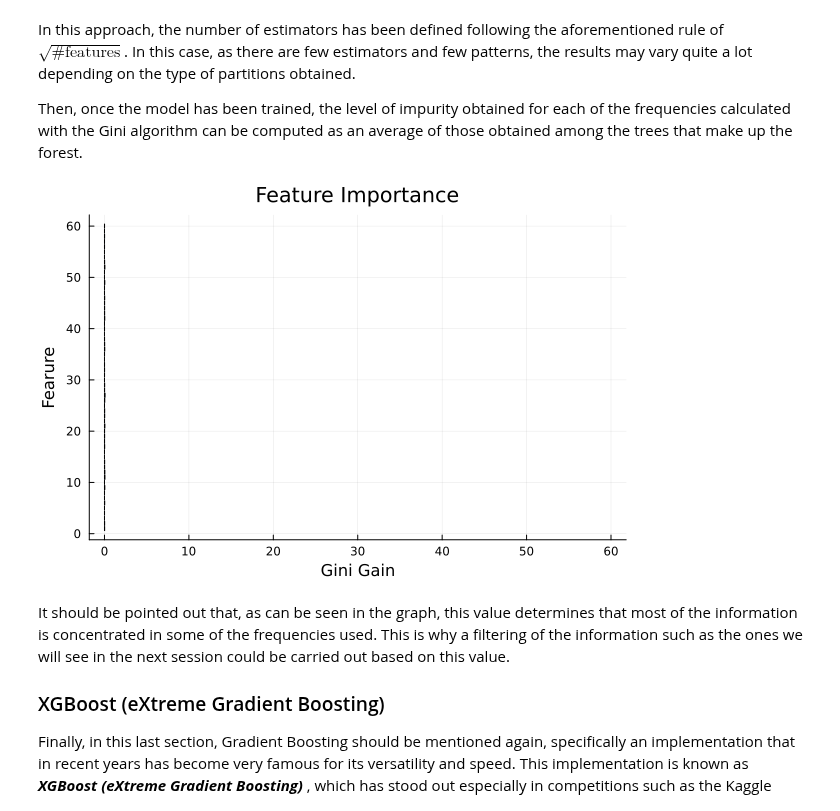
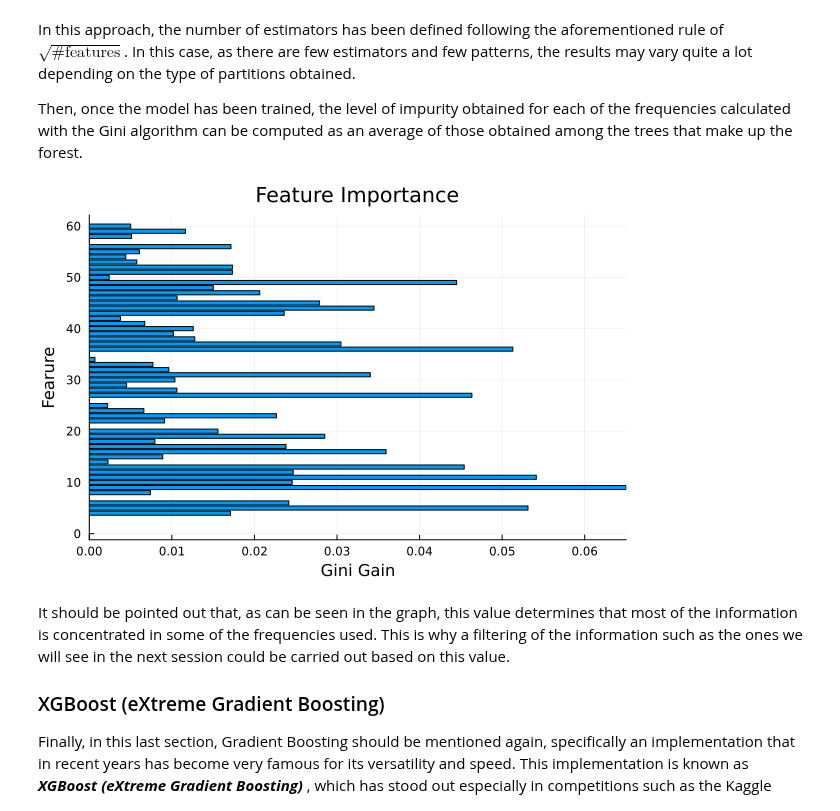
Before and after one commit to AlejandroDopico2/MIA_ML1, a Jupyter notebook: Unit 7 - Ensemble Models.ipynb, the cells around one changed output. Drawn from its saved outputs; the diff is of its cells as text; code cells hidden in the pictures.

```diff
--- a/Unit 7 - Ensemble Models.ipynb
+++ b/Unit 7 - Ensemble Models.ipynb
@@ -193,7 +200,7 @@ Although also known as Hard Voting, as the name suggests, they are based on sele
 
 #Define the metaclassifier based on the base_models
 models["Ensemble (Hard Voting)"] = VotingClassifier(estimators = [(name,models[name]) for name in base_models],
-                                                   n_jobs=-1)
+                                                   n_jobs=1)
 fit!(models["Ensemble (Hard Voting)"], train_input, train_output)
 
 for key in keys(models)
@@ -234,7 +241,7 @@ As can be seen from the results, if we have a higher quality model, the outputs
 To implement this type of behaviour, you can simply add two additional parameters to the `VotingClassifier` function that was previously used to weight the output.
 # %%
 models["Ensemble (Soft Voting)"] = VotingClassifier(estimators = [(name,models[name]) for name in base_models],
-                                                   n_jobs=-1, voting="soft",weights=[1,2,1,2])
+                                                   n_jobs=1, voting="soft",weights=[1,2,1,2])
 fit!(models["Ensemble (Soft Voting)"],train_input, train_output)
 
 for key in keys(models)
@@ -270,7 +281,7 @@ You can see an example or this in the following code, which uses the implementat
 @sk_import ensemble:StackingClassifier
 
 models["Ensemble (Stacking)"] = StackingClassifier(estimators=[(name,models[name]) for name in base_models],
-    final_estimator=SVC(probability=true), n_jobs=-1)
+    final_estimator=SVC(probability=true), n_jobs=1)
 fit!(models["Ensemble (Stacking)"], train_input, train_output)
 # %% [output]
 PyObject StackingClassifier(estimators=[('NB', GaussianNB()),
@@ -313,7 +324,7 @@ For example, in the following code, 10 SVM for classication has been chosen as w
 @sk_import svm:SVC
 @sk_import ensemble:BaggingClassifier
 
-models["Bagging (SVC)"] = BaggingClassifier(base_estimator=SVC(),n_estimators=10, max_samples=0.50, n_jobs=-1)
+models["Bagging (SVC)"] = BaggingClassifier(base_estimator=SVC(),n_estimators=10, max_samples=0.50, n_jobs=1)
 fit!(models["Bagging (SVC)"], train_input, train_output)
 
 for key in keys(models)
@@ -573,12 +610,12 @@ Then, once the model has been trained, the level of impurity obtained for each o
 # %%
 using Plots;
 
-p = bar(y=1:60,models["RF"].feature_importances_, orientation=:horizontal, legend = false)
+p = bar(y=1:60,models["RF"].feature_importances_, orientation=:horizontal, legend = false, xlims = (0, maximum(models["RF"].feature_importances_)))
 xlabel!(p,"Gini Gain")
 ylabel!(p,"Fearure")
 title!("Feature Importance")
 # %% [output]
-[figure, old version]
+[figure, new version]
 # %% [markdown]
 It should be pointed out that, as can be seen in the graph, this value determines that most of the information is concentrated in some of the frequencies used. This is why a filtering of the information such as the ones we will see in the next session could be carried out based on this value.
 
```
Also changed, not shown: parts of 28 cells of this notebook, 1 other file.
